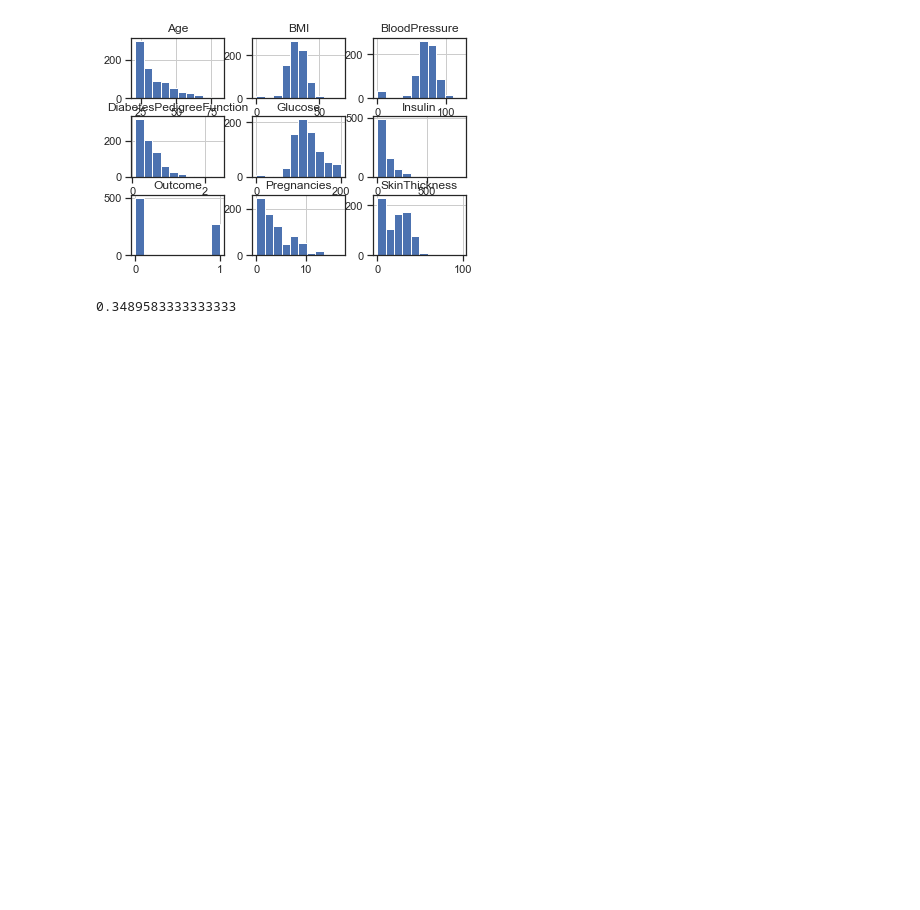
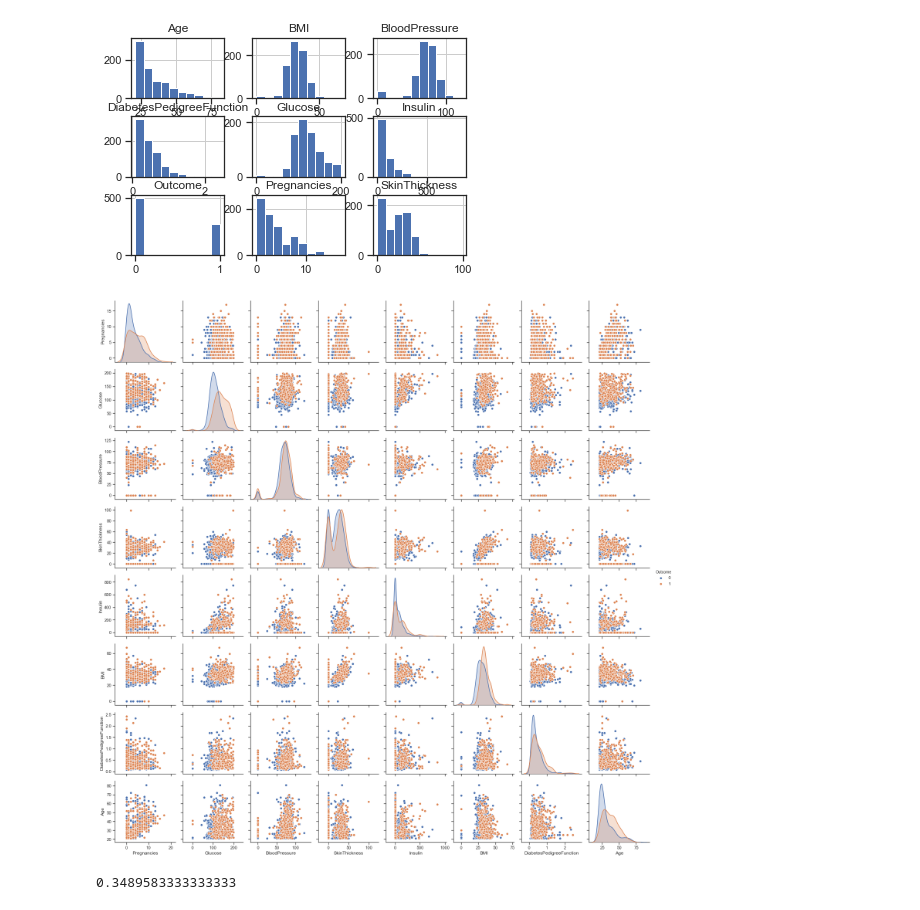
Before and after one commit to safiurrrehman/Diabetes-Case-Study, a Jupyter notebook: Diabetes Case Study.ipynb, the cells around one changed output. Cells and saved outputs as stored; diff of their text form; code cells hidden in the pictures; blank space fills up the shorter version.

```diff
--- a/Diabetes Case Study.ipynb
+++ b/Diabetes Case Study.ipynb
@@ -77,6 +76,10 @@ array([[<matplotlib.axes._subplots.AxesSubplot object at 0x...>,
         <matplotlib.axes._subplots.AxesSubplot object at 0x...>]],
       dtype=object)
 [figure]
+# %%
+sns.pairplot(diabetes , hue="Outcome");
+# %% [output]
+[figure, added]
 # %%
 268/(500 + 268)
 # %% [output]
```
Also changed, not shown: parts of 1 cell of this notebook.
